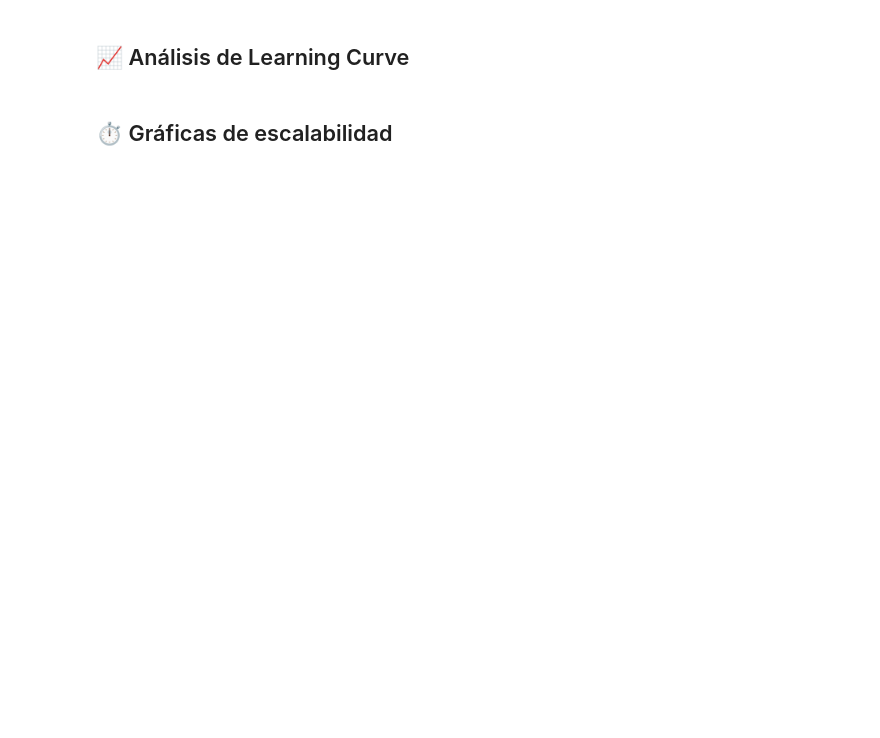
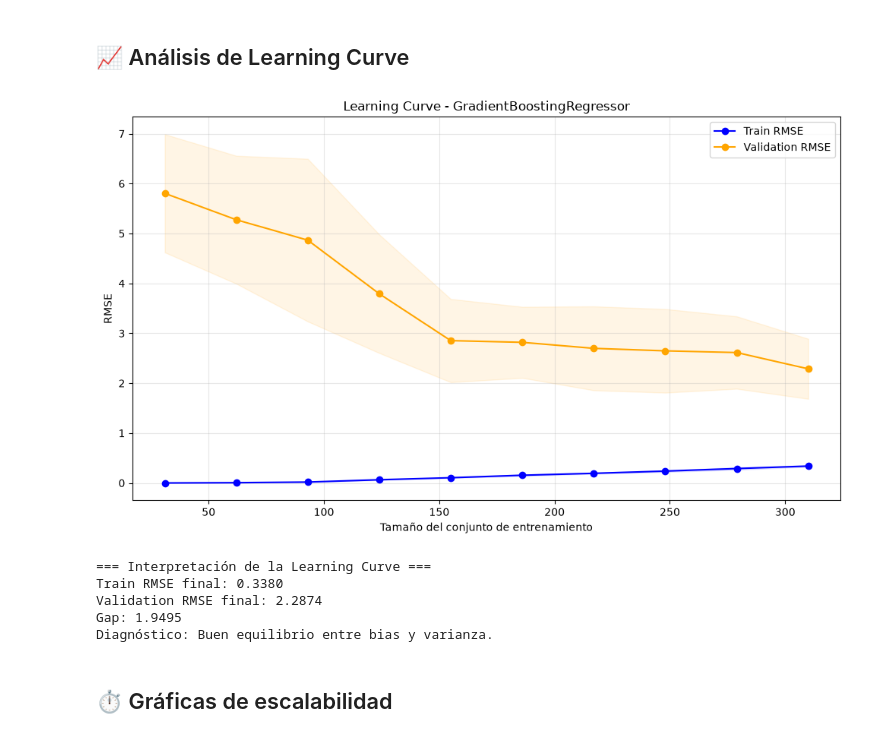
Before and after one commit to RafaGM1108/Boston_Home_Prices, a Jupyter notebook: notebooks/6-interpretation/07_Interpretacion_Modelo.ipynb, the cells around one changed output. Drawn from its saved outputs; the diff is of its cells as text; code cells hidden in the pictures; blank space fills up the shorter version.

```diff
--- a/notebooks/6-interpretation/07_Interpretacion_Modelo.ipynb
+++ b/notebooks/6-interpretation/07_Interpretacion_Modelo.ipynb
@@ -181,35 +228,44 @@ test_mean = test_scores.mean(axis=1)
 test_std = test_scores.std(axis=1)
 
 ax.fill_between(
     train_sizes_abs, train_mean - train_std, train_mean + train_std, alpha=0.1, color="blue"
 )
 ax.fill_between(
     train_sizes_abs, test_mean - test_std, test_mean + test_std, alpha=0.1, color="orange"
 )
 ax.plot(train_sizes_abs, train_mean, "o-", color="blue", label="Train RMSE")
 ax.plot(train_sizes_abs, test_mean, "o-", color="orange", label="Validation RMSE")
 ax.set_xlabel("Tamaño del conjunto de entrenamiento")
 ax.set_ylabel("RMSE")
 ax.set_title(f"Learning Curve - {model_name}")
 ax.legend(loc="best")
 ax.grid(True, alpha=0.3)
 
 plt.tight_layout()
 plt.show()
 
+OVERFITTING_GAP_THRESHOLD = 2
+UNDERFITTING_RMSE_THRESHOLD = 6
 print("=== Interpretación de la Learning Curve ===")
 gap = test_mean[-1] - train_mean[-1]
 print(f"Train RMSE final: {train_mean[-1]:.4f}")
 print(f"Validation RMSE final: {test_mean[-1]:.4f}")
 print(f"Gap: {gap:.4f}")
-if gap > 2:
+if gap > OVERFITTING_GAP_THRESHOLD:
     print("Diagnóstico: Overfitting - el modelo memoriza pero no generaliza bien.")
     print("Recomendación: más datos, regularización, o modelo más simple.")
-elif test_mean[-1] > 6:
+elif test_mean[-1] > UNDERFITTING_RMSE_THRESHOLD:
     print("Diagnóstico: Underfitting - el modelo no captura la complejidad de los datos.")
     print("Recomendación: modelo más complejo, más features, o menos regularización.")
 else:
     print("Diagnóstico: Buen equilibrio entre bias y varianza.")
+# %% [output]
+[figure, added]
+=== Interpretación de la Learning Curve ===
+Train RMSE final: 0.3380
+Validation RMSE final: 2.2874
+Gap: 1.9495
+Diagnóstico: Buen equilibrio entre bias y varianza.
 # %% [markdown]
 ## ⏱️ Gráficas de escalabilidad
 # %%
```
Also changed, not shown: parts of 14 cells of this notebook.
